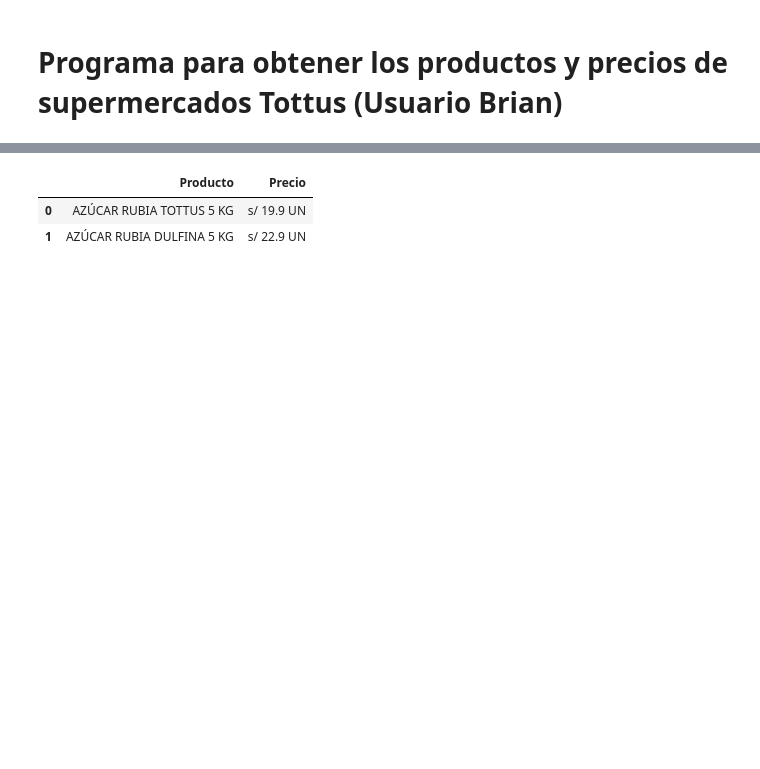
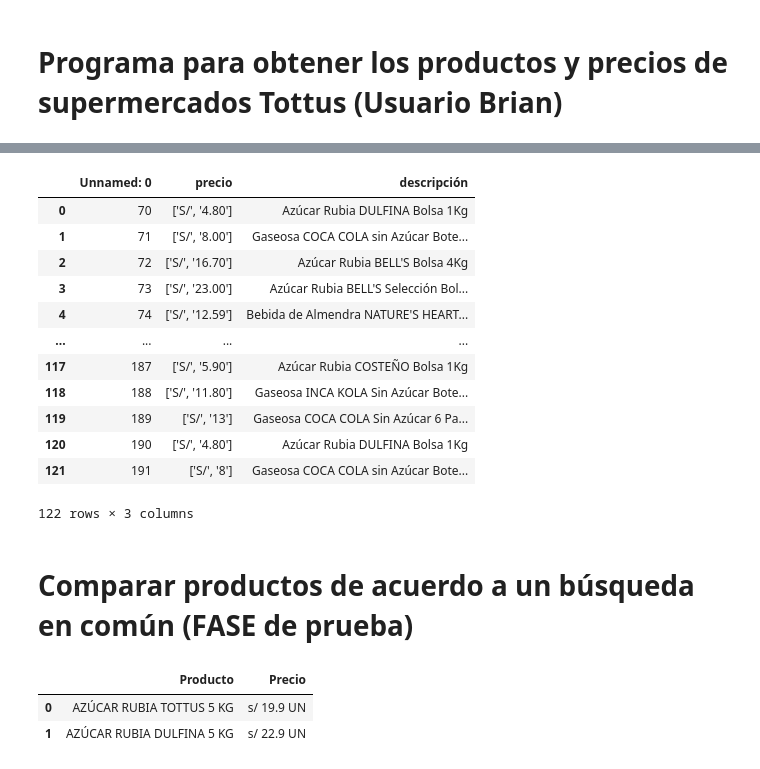
Before and after one commit to Jorgelgnacio/TRABAJO_FINAL_LP2, a Jupyter notebook: TRABAJO_FINAL_LP2.ipynb, the cells around one changed output, grey strips where cells are left out. Saved outputs shown, nothing was run; the diff lists cells and outputs as text; code cells hidden in the pictures; blank space fills up the shorter version.

```diff
--- a/TRABAJO_FINAL_LP2.ipynb
+++ b/TRABAJO_FINAL_LP2.ipynb
@@ -361,3 +387,22 @@ df
+# %%
+plazavea = pd.read_excel('salida.xlsx')
+plazavea
+# %% [output]
+|  | Unnamed: 0 | precio | descripción |
+| 0 | 70 | ['S/', '4.80'] | Azúcar Rubia DULFINA Bolsa 1Kg |
+| 1 | 71 | ['S/', '8.00'] | Gaseosa COCA COLA sin Azúcar Bote... |
+| 2 | 72 | ['S/', '16.70'] | Azúcar Rubia BELL'S Bolsa 4Kg |
+| 3 | 73 | ['S/', '23.00'] | Azúcar Rubia BELL'S Selección Bol... |
+| 4 | 74 | ['S/', '12.59'] | Bebida de Almendra NATURE'S HEART... |
+| ... | ... | ... | ... |
+| 117 | 187 | ['S/', '5.90'] | Azúcar Rubia COSTEÑO Bolsa 1Kg |
+| 118 | 188 | ['S/', '11.80'] | Gaseosa INCA KOLA Sin Azúcar Bote... |
+| 119 | 189 | ['S/', '13'] | Gaseosa COCA COLA Sin Azúcar 6 Pa... |
+| 120 | 190 | ['S/', '4.80'] | Azúcar Rubia DULFINA Bolsa 1Kg |
+| 121 | 191 | ['S/', '8'] | Gaseosa COCA COLA sin Azúcar Bote... |
+122 rows × 3 columns
+# %% [markdown]
+# Comparar productos de acuerdo a un búsqueda en común (FASE de prueba)
 # %%
 tottus = pd.read_excel('tottus.xlsx')
 tottus[tottus['Producto'].str.count(r'(AZÚCAR.*RUBIA.*5.*KG.*)')==1]
```
Also changed, not shown: parts of 19 cells of this notebook.
